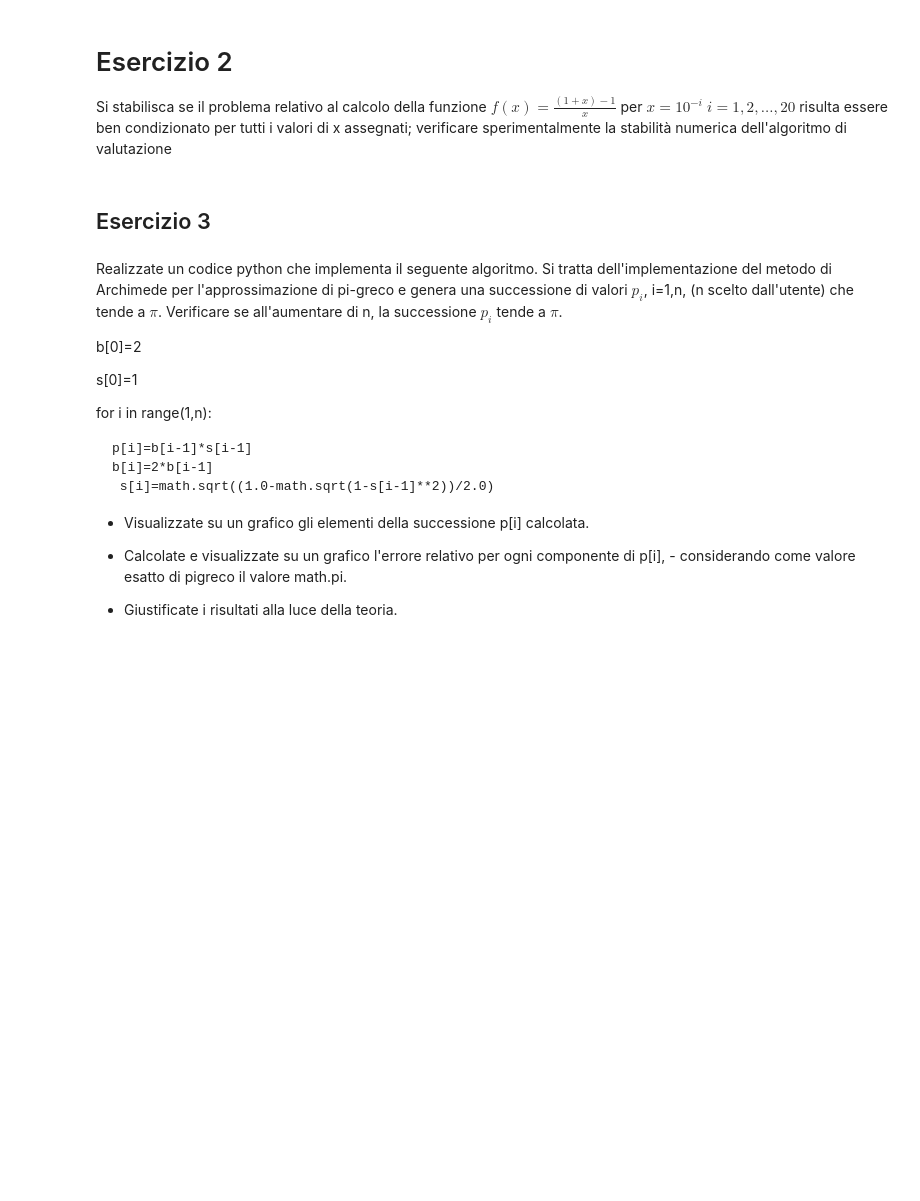
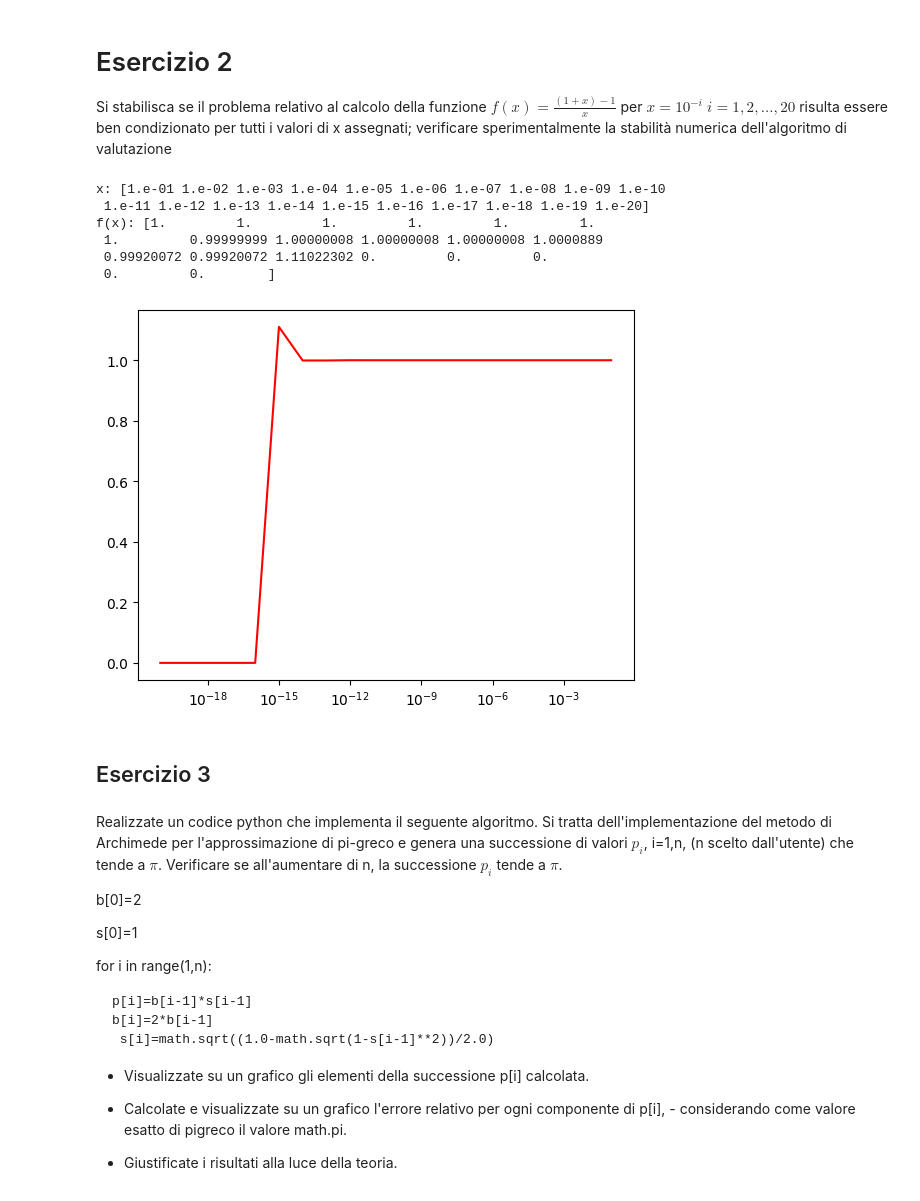
Before and after one commit to lspita/unibo-metodi-numerici-ia, a Jupyter notebook: lab05/Esercitazione5.ipynb, the cells around one changed output. Saved outputs shown, nothing was run; the diff lists cells and outputs as text; code cells hidden in the pictures; blank space fills up the shorter version.

```diff
--- a/lab05/Esercitazione5.ipynb
+++ b/lab05/Esercitazione5.ipynb
@@ -33,6 +40,23 @@ array([-1.11663077e-06,  7.61449587e-07,  7.61449362e-08, -1.73861533e-06,
 
 Si stabilisca se il problema relativo al calcolo della funzione $f(x)= \frac  {(1+x)-1 }  {x }$ per $x= 10^{-i }$ $  i=1,2,...,20$  risulta essere ben
 condizionato per tutti i valori di x assegnati; verificare sperimentalmente la stabilità numerica dell'algoritmo di valutazione
+# %%
+# f(x) è ben condizionata per ogni valore di x in quanto f(x) = 1 => f'(x) = 0 => K = 0 per ogni x != 0
+x = 10.0**(-np.arange(1, 21))
+f = lambda x: ((1 + x) - 1) / x
+# a causa della divisione per x -> 0, l'algoritmo non è numericamente stabile
+print("x:", x)
+print("f(x):", f(x))
+plt.semilogx(x, f(x), "r")
+plt.show()
+# %% [output]
+x: [1.e-01 1.e-02 1.e-03 1.e-04 1.e-05 1.e-06 1.e-07 1.e-08 1.e-09 1.e-10
+ 1.e-11 1.e-12 1.e-13 1.e-14 1.e-15 1.e-16 1.e-17 1.e-18 1.e-19 1.e-20]
+f(x): [1.         1.         1.         1.         1.         1.
+ 1.         0.99999999 1.00000008 1.00000008 1.00000008 1.0000889
+ 0.99920072 0.99920072 1.11022302 0.         0.         0.
+ 0.         0.        ]
+[figure, added]
 # %% [markdown]
 ## Esercizio 3
 # %% [markdown]
```
Also changed, not shown: parts of 5 cells of this notebook, 4 other files.
